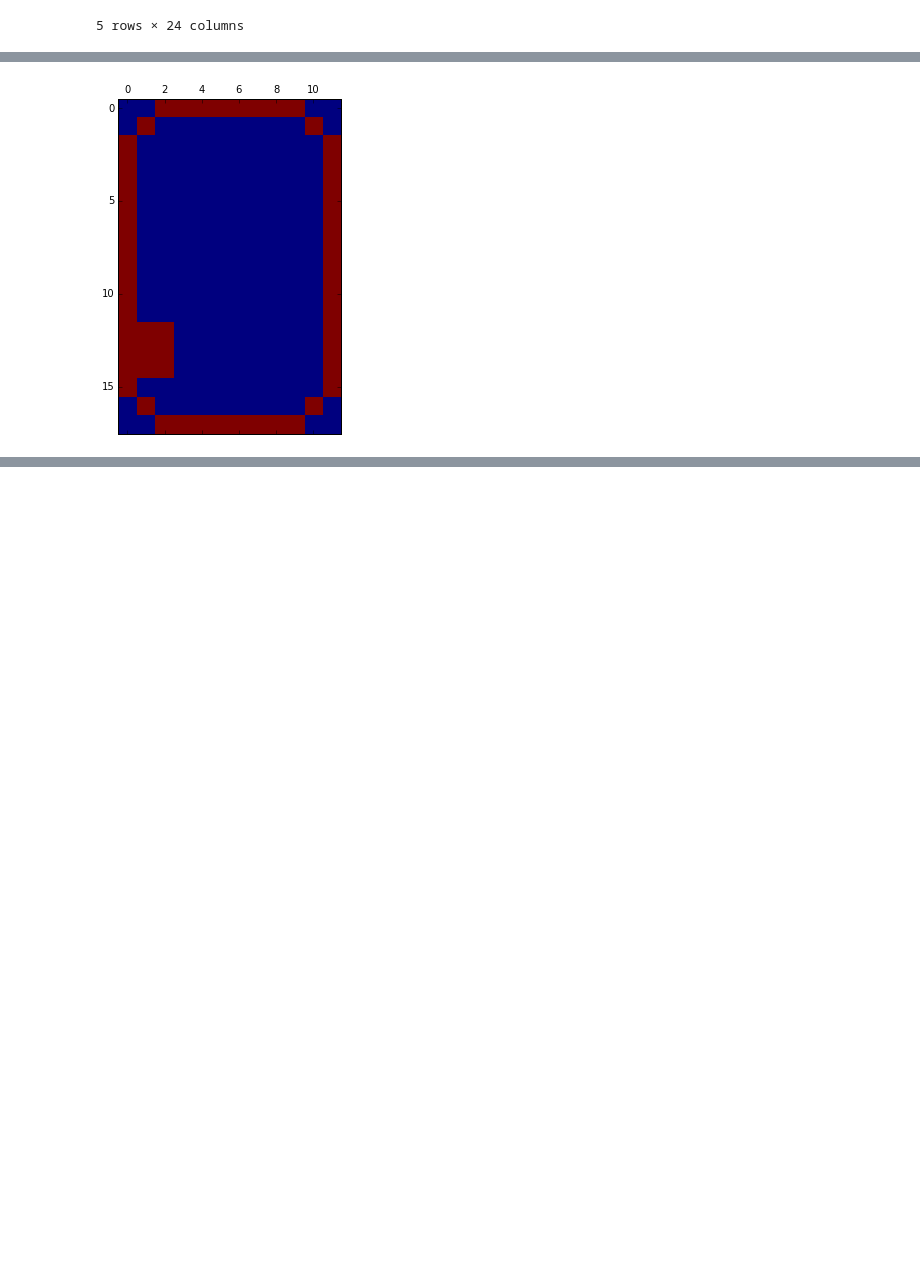
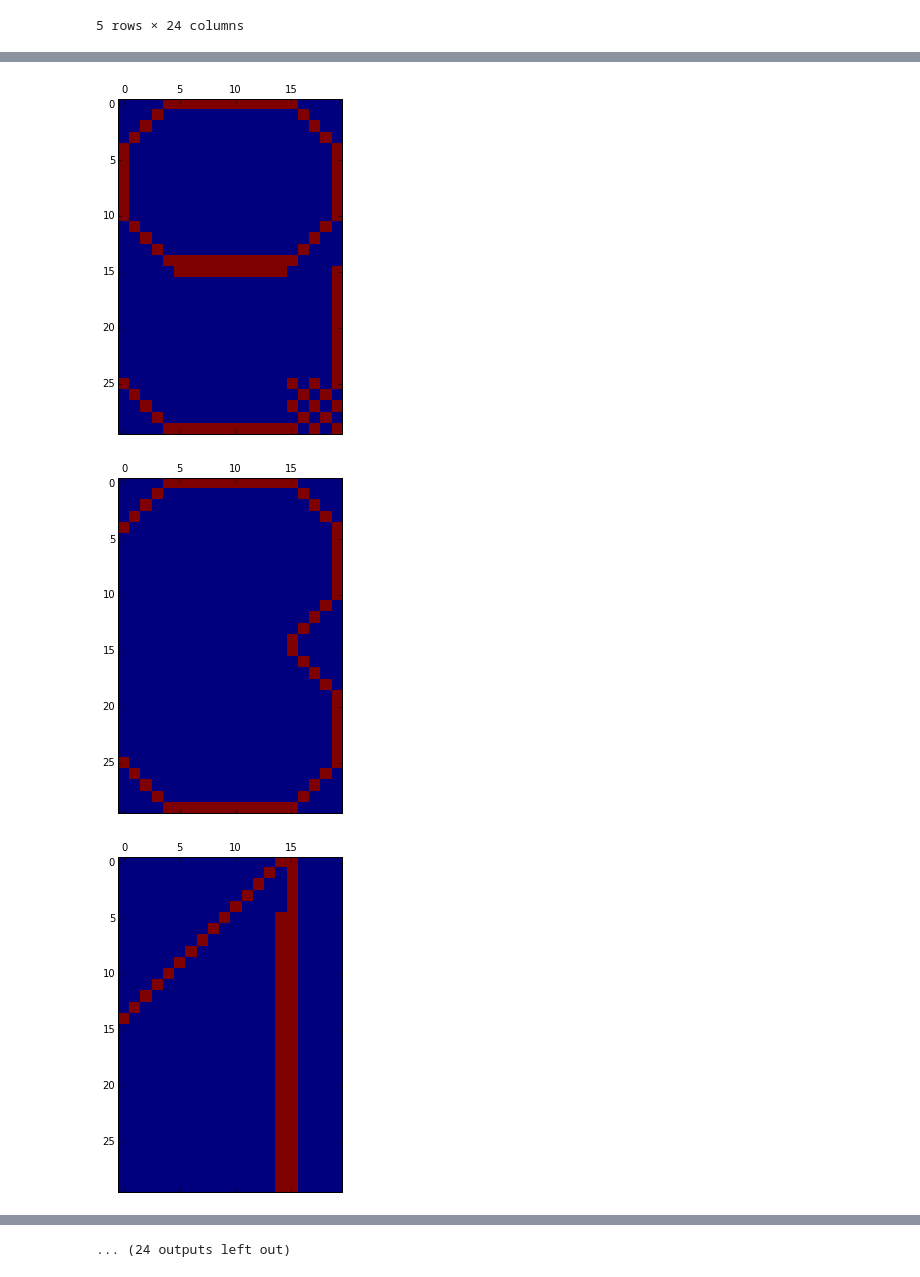
Before and after one commit to Qwasser/natural_classification, a Jupyter notebook: notebooks/experiment_notebooks/numbers.ipynb, the cells around one changed output, grey strips where cells are left out. Drawn from its saved outputs; the diff is of its cells as text; code cells hidden in the pictures; blank space fills up the shorter version.

```diff
--- a/notebooks/experiment_notebooks/numbers.ipynb
+++ b/notebooks/experiment_notebooks/numbers.ipynb
@@ -75,9 +69,0 @@ features = [[[0, 0, 0],
-# %%
-def getVisualizationMatrix(obj):
-    obj_img = np.empty((0,12))
-    for i in range(6):
-        current_raw = np.empty((3,0))
-        for j in range(4):
-            current_raw = np.concatenate((current_raw, np.array(features[obj[i*4 + j] - 1])), axis = 1)
-        obj_img = np.concatenate((obj_img, current_raw), axis = 0)
-    return obj_img
@@ -83,0 +73,10 @@ def getVisualizationMatrix(obj):
+# %%
+def mapToNoNoise(item):
+    item = item [1:]
+
+    item = [int(i) for i in item]
+    if len(item) > 0:
+        return min(item)
+    return 0
+# %%
+denoised_classes = set(map(lambda z: tuple(map(lambda x: mapToNoNoise(x), z)), sw.getIdealObjects()))
@@ -84,6 +161,9 @@ def getVisualizationMatrix(obj):
 # %%
-img = getVisualizationMatrix(data.iloc[122].values)
-plt.matshow(img)
-plt.show()
+for c in denoised_classes:
+    img = getVisualizationMatrix(c)
+    plt.matshow(img)
+    plt.show()
 # %% [output]
-[figure, old version]
+[figure, new version]
+[figure, added]
+[figure, added]
@@ -89,0 +179 @@ plt.show()
+... (24 outputs left out)
```
Also changed, not shown: parts of 22 cells of this notebook, 1 other file.
